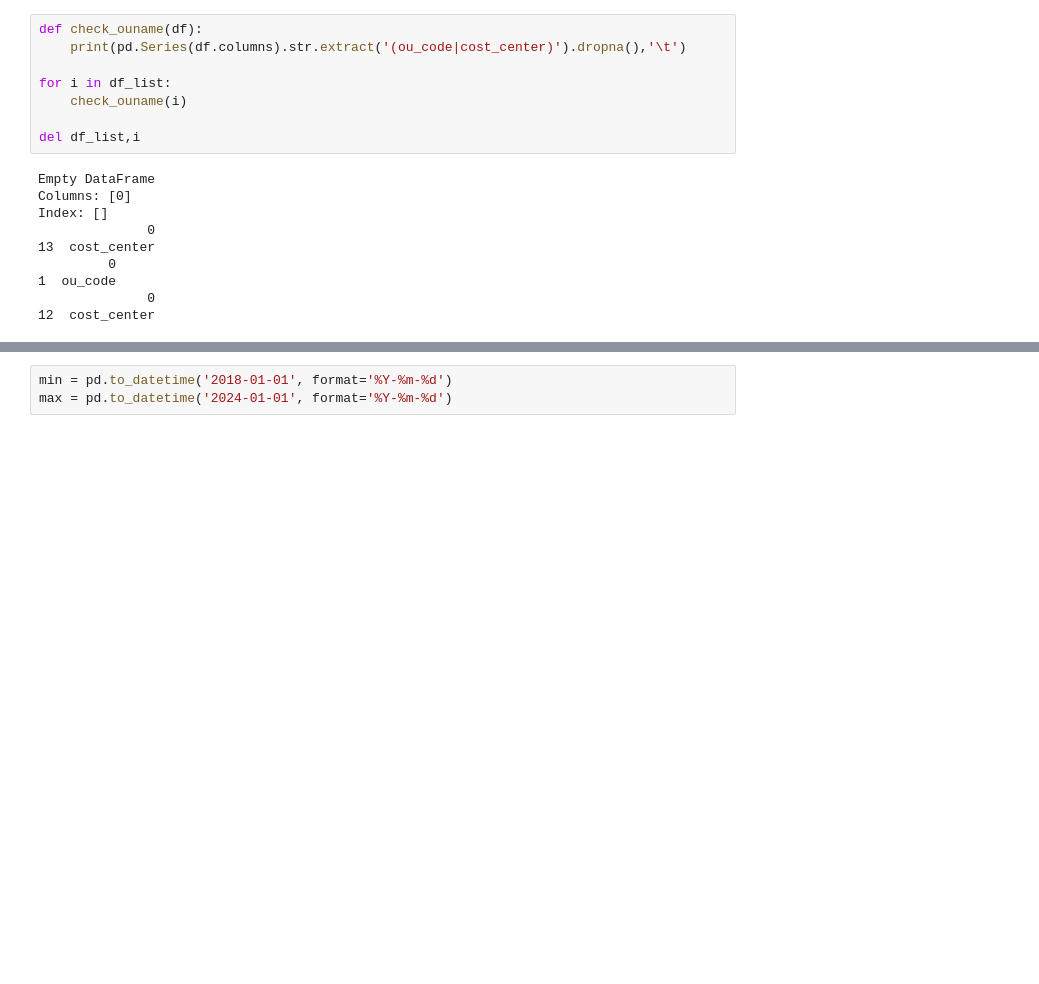
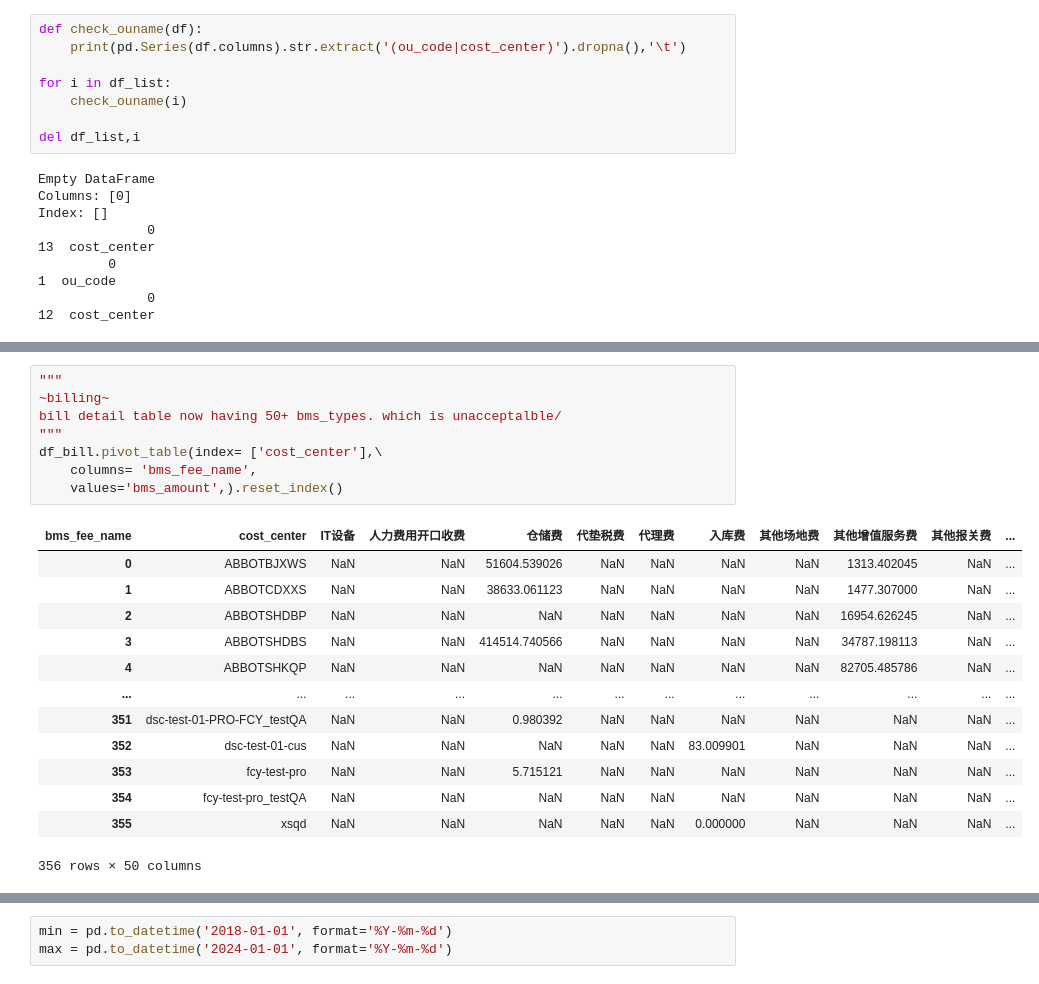
Before and after one commit to fyenne/play8_paint, a Jupyter notebook: profile.ipynb, the cells around one changed output, grey strips where cells are left out. Cells and saved outputs as stored; diff of their text form; blank space fills up the shorter version.

```diff
--- a/profile.ipynb
+++ b/profile.ipynb
@@ -118 +134,23 @@ def to_cust_level(df,  substr_year, **kwargs):
+# %%
+"""
+~billing~
+bill detail table now having 50+ bms_types. which is unacceptalble/
+"""
+df_bill.pivot_table(index= ['cost_center'],\
+    columns= 'bms_fee_name',
+    values='bms_amount',).reset_index()
+# %% [output]
+| bms_fee_name | cost_center | IT设备 | 人力费用开口收费 | 仓储费 | 代垫税费 | 代理费 | 入库费 | 其他场地费 | 其他增值服务费 | 其他报关费 | ... |
+| 0 | ABBOTBJXWS | NaN | NaN | 51604.539026 | NaN | NaN | NaN | NaN | 1313.402045 | NaN | ... |
+| 1 | ABBOTCDXXS | NaN | NaN | 38633.061123 | NaN | NaN | NaN | NaN | 1477.307000 | NaN | ... |
+| 2 | ABBOTSHDBP | NaN | NaN | NaN | NaN | NaN | NaN | NaN | 16954.626245 | NaN | ... |
+| 3 | ABBOTSHDBS | NaN | NaN | 414514.740566 | NaN | NaN | NaN | NaN | 34787.198113 | NaN | ... |
+| 4 | ABBOTSHKQP | NaN | NaN | NaN | NaN | NaN | NaN | NaN | 82705.485786 | NaN | ... |
+| ... | ... | ... | ... | ... | ... | ... | ... | ... | ... | ... | ... |
+| 351 | dsc-test-01-PRO-FCY_testQA | NaN | NaN | 0.980392 | NaN | NaN | NaN | NaN | NaN | NaN | ... |
+| 352 | dsc-test-01-cus | NaN | NaN | NaN | NaN | NaN | 83.009901 | NaN | NaN | NaN | ... |
+| 353 | fcy-test-pro | NaN | NaN | 5.715121 | NaN | NaN | NaN | NaN | NaN | NaN | ... |
+| 354 | fcy-test-pro_testQA | NaN | NaN | NaN | NaN | NaN | NaN | NaN | NaN | NaN | ... |
+| 355 | xsqd | NaN | NaN | NaN | NaN | NaN | 0.000000 | NaN | NaN | NaN | ... |
+356 rows × 50 columns
 # %%
```
Also changed, not shown: parts of 12 cells of this notebook.
